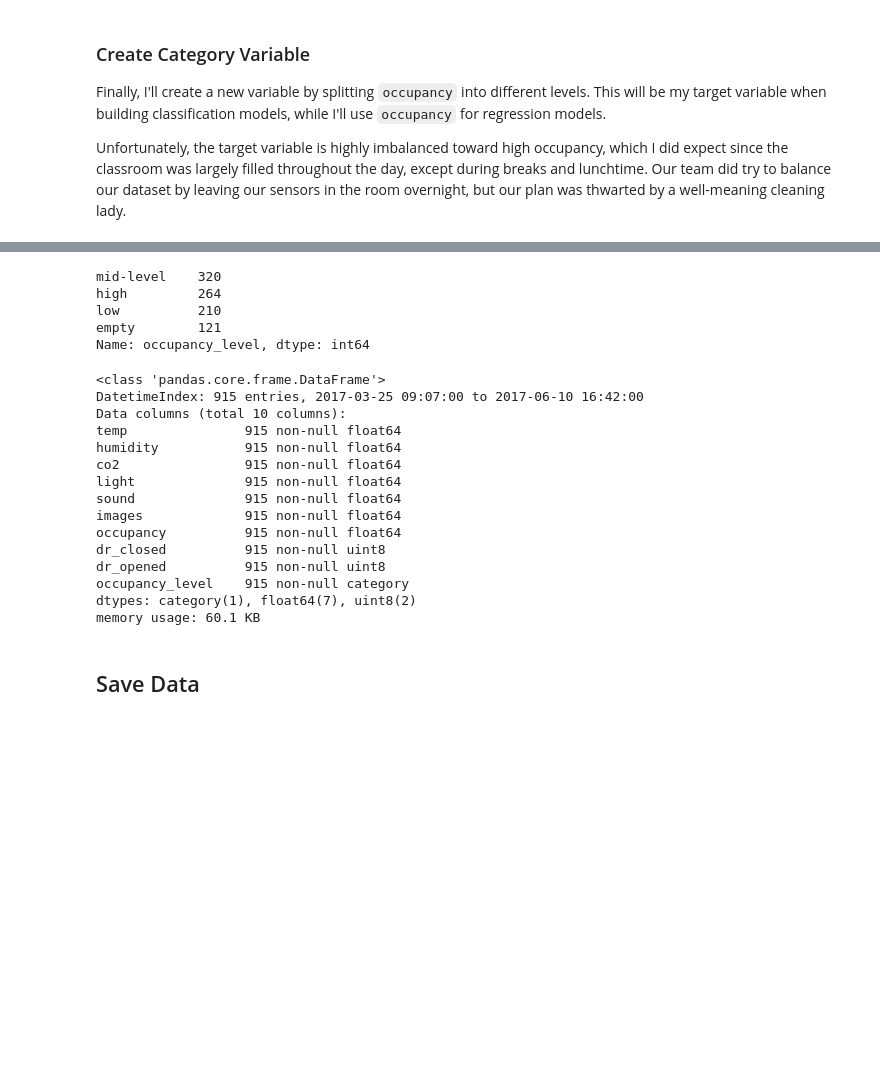
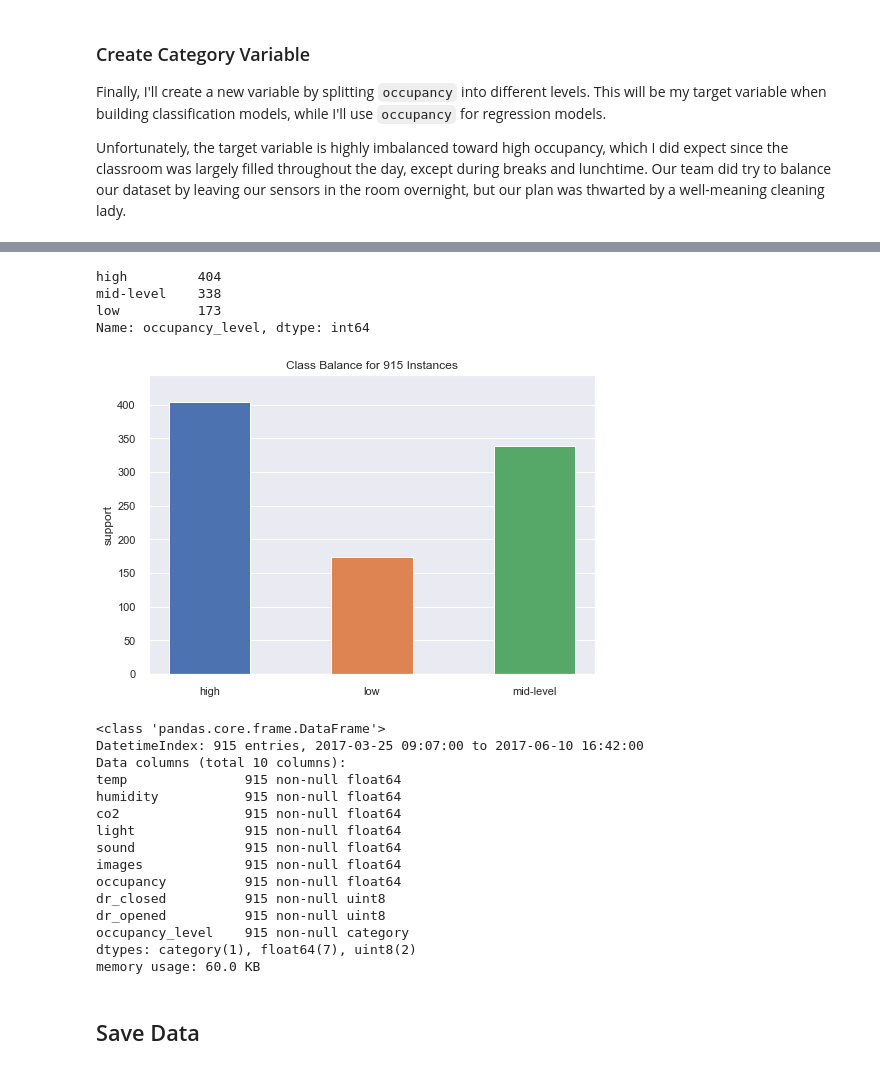
Before and after one commit to Kautumn06/classroom-occupancy, a Jupyter notebook: notebooks/DataWrangling.ipynb, the cells around one changed output, grey strips where cells are left out. Drawn from its saved outputs; the diff is of its cells as text; code cells hidden in the pictures; blank space fills up the shorter version.

```diff
--- a/notebooks/DataWrangling.ipynb
+++ b/notebooks/DataWrangling.ipynb
@@ -1069,5 +1079,5 @@ Finally, I'll create a new variable by splitting `occupancy` into different leve
 Unfortunately, the target variable is highly imbalanced toward high occupancy, which I did expect since the classroom was largely filled throughout the day, except during breaks and lunchtime. Our team did try to balance our dataset by leaving our sensors in the room overnight, but our plan was thwarted by a well-meaning cleaning lady.
 # %%
 # Create target array by slicing 'occupancy_count' column: occupancy_level
-sensor_data['occupancy_level'] = pd.cut(sensor_data['occupancy'], [0, 10, 20, 27, 31],
-                                        labels=['empty', 'low', 'mid-level', 'high'], include_lowest=True)
+sensor_data['occupancy_level'] = pd.cut(sensor_data['occupancy'], [0, 13, 25, 31],
+                                        labels=['low', 'mid-level', 'high'], include_lowest=True)
@@ -1075,11 +1107,16 @@ sensor_data['occupancy_level'] = pd.cut(sensor_data['occupancy'], [0, 10, 20, 27
 # Value counts for occupancy_level
 sensor_data.occupancy_level.value_counts()
 # %% [output]
-mid-level    320
-high         264
-low          210
-empty        121
+high         404
+mid-level    338
+low          173
 Name: occupancy_level, dtype: int64
+# %%
+visualizer = ClassBalance()
+visualizer.fit(sensor_data['occupancy_level'])
+visualizer.poof()
+# %% [output]
+[figure, added]
 # %%
 sensor_data.info()
 # %% [output]
@@ -1097,7 +1134,7 @@ dr_closed          915 non-null uint8
 dr_opened          915 non-null uint8
 occupancy_level    915 non-null category
 dtypes: category(1), float64(7), uint8(2)
-memory usage: 60.1 KB
+memory usage: 60.0 KB
 # %% [markdown]
 ## Save Data
 # %%
```
Also changed, not shown: parts of 27 cells of this notebook.
